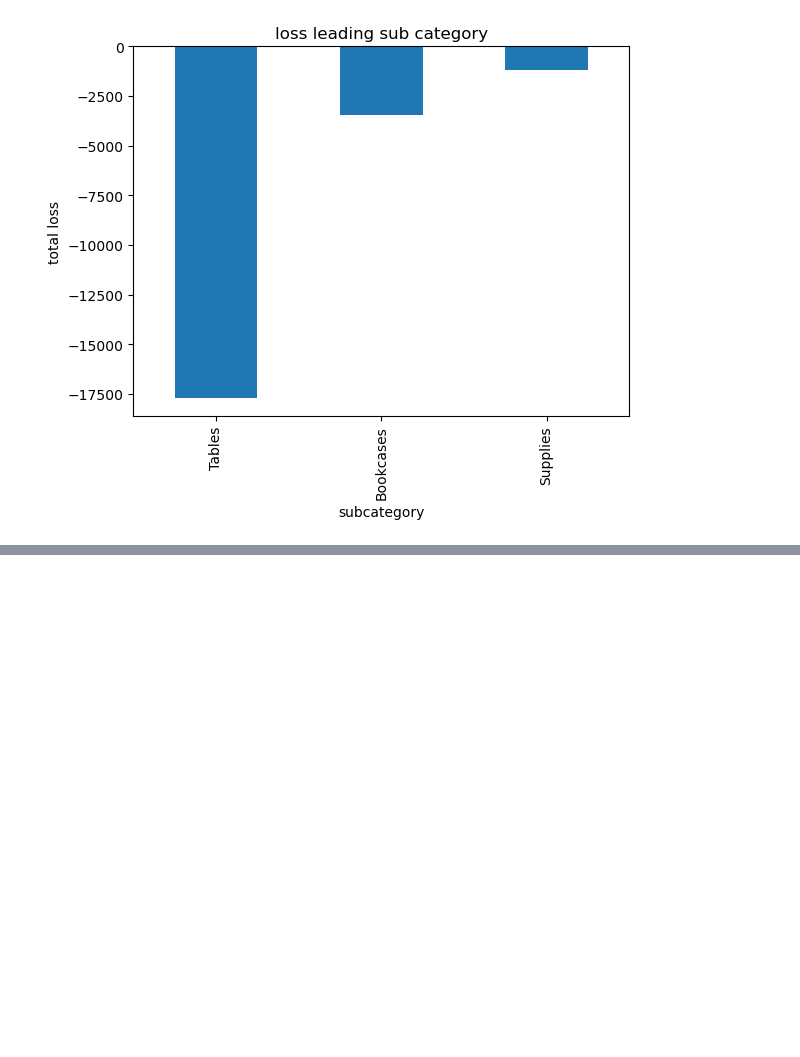
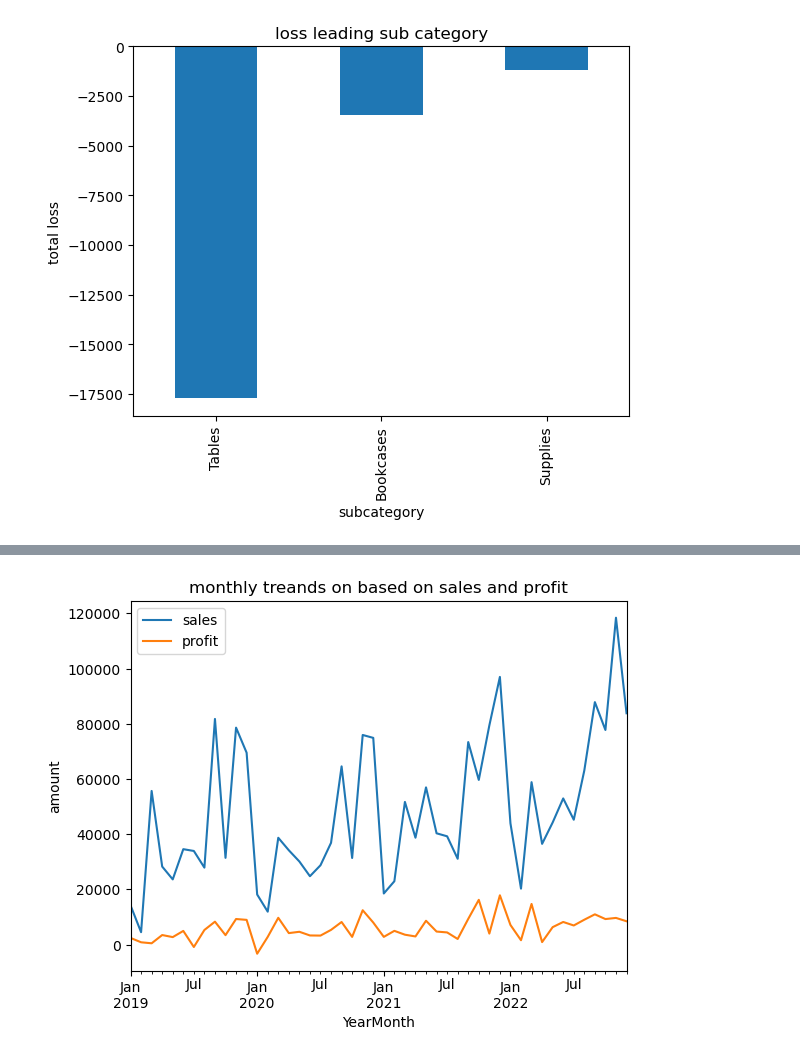
Before and after one commit to kitsune79/sales-trend-analysis, a Jupyter notebook: sales_trend_analysis.ipynb, the cells around one changed output, grey strips where cells are left out. Saved outputs shown, nothing was run; the diff lists cells and outputs as text; code cells hidden in the pictures; blank space fills up the shorter version.

Commit message:
by time with profit and losses

```diff
--- a/sales_trend_analysis.ipynb
+++ b/sales_trend_analysis.ipynb
@@ -200,0 +203,9 @@ plt.show()
+# %%
+df['order_date']=pd.to_datetime(df['order_date'])
+df['YearMonth']=df['order_date'].dt.to_period('M')
+monthly_trends=(
+    df.groupby('YearMonth')[['sales','profit']]
+    .sum()
+
+)
+monthly_trends
@@ -200,0 +231,6 @@ plt.show()
+# %%
+monthly_trends.plot(kind='line',title="monthly treands on based on sales and profit")
+plt.ylabel('amount')
+plt.show()
+# %% [output]
+[figure, added]
```
Also changed, not shown: parts of 2 cells of this notebook.
